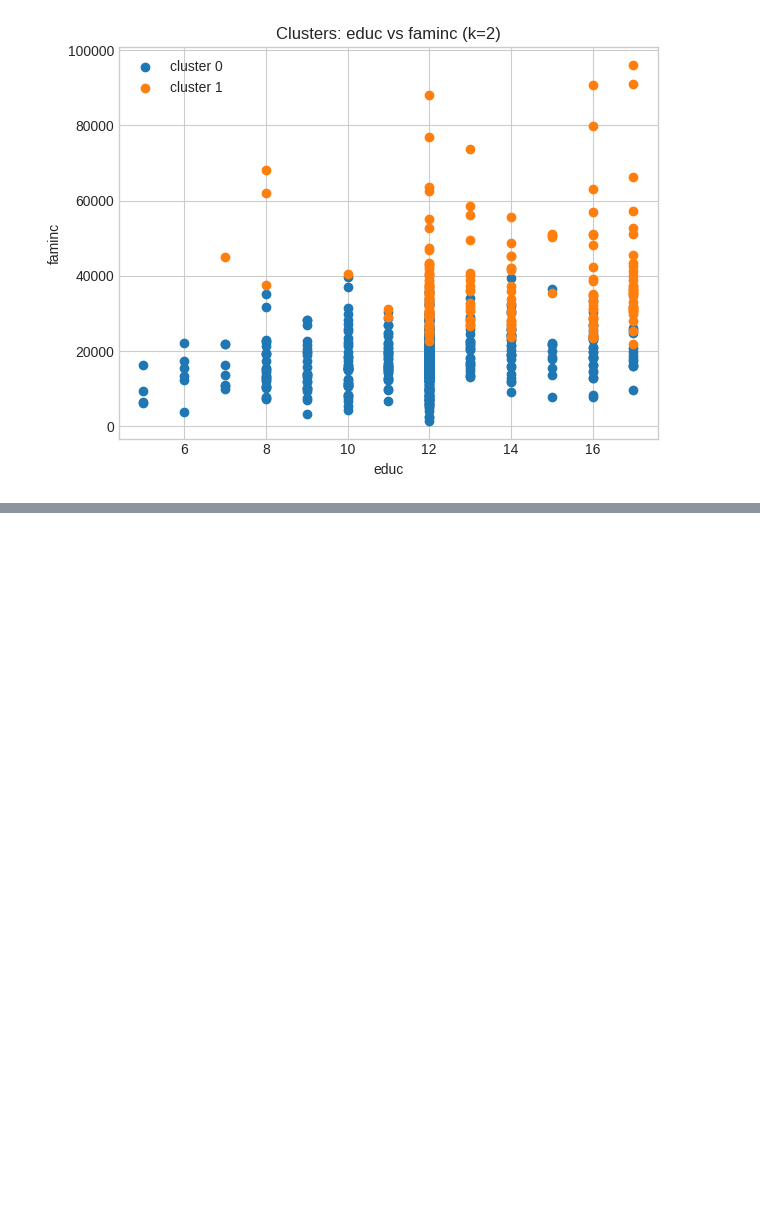
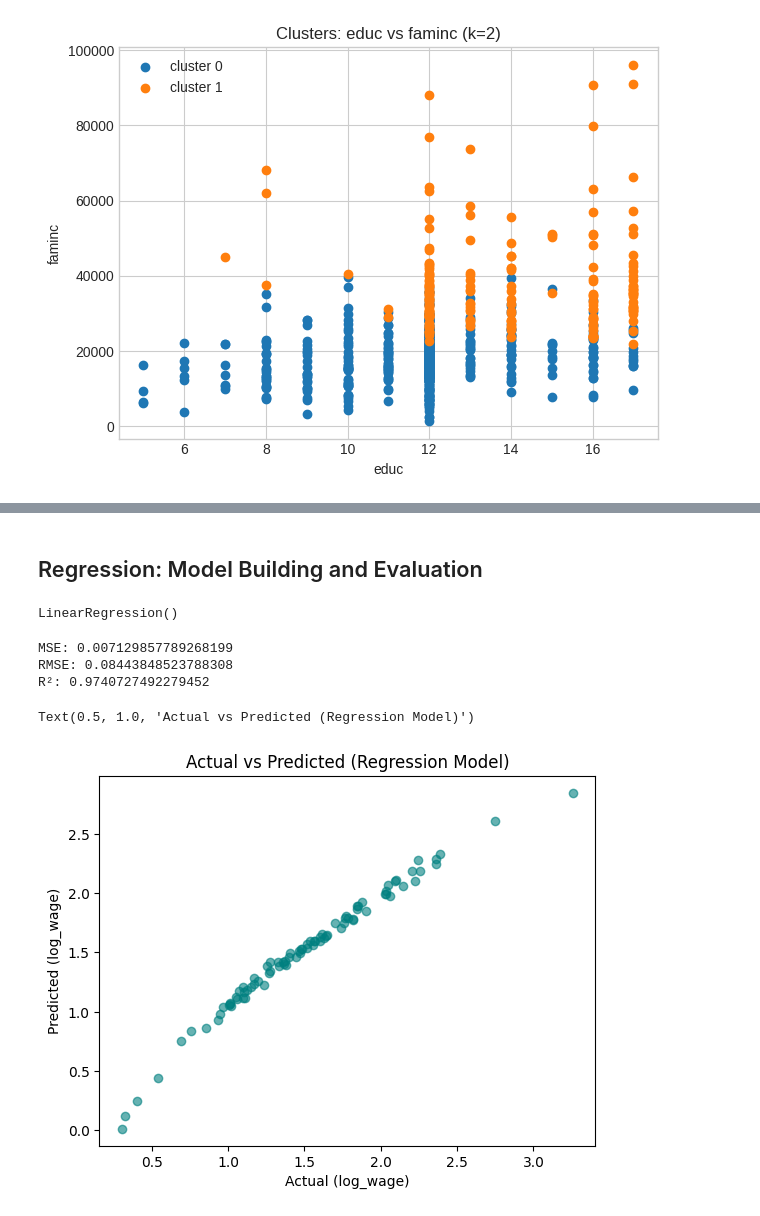
Before and after one commit to Armaan8/EDA, a Jupyter notebook: 22BDS0317.ipynb, the cells around one changed output, grey strips where cells are left out. Saved outputs shown, nothing was run; the diff lists cells and outputs as text; code cells hidden in the pictures; blank space fills up the shorter version.

```diff
--- a/22BDS0317.ipynb
+++ b/22BDS0317.ipynb
@@ -665,0 +701,2 @@ if {'educ','faminc'}.issubset(X_out.columns):
+# %% [markdown]
+## Regression: Model Building and Evaluation
@@ -665,0 +708,11 @@ if {'educ','faminc'}.issubset(X_out.columns):
+# %%
+df = df.select_dtypes(include='number').dropna()
+df['log_wage'] = np.log1p(df['wage'])
+
+X = df.drop(columns=['wage', 'log_wage'])
+y = df['log_wage']
+# %%
+scaler = StandardScaler()
+X_scaled = scaler.fit_transform(X)
+
+X_train, X_test, y_train, y_test = train_test_split(X_scaled, y, test_size=0.2, random_state=42)
@@ -665,0 +723,27 @@ if {'educ','faminc'}.issubset(X_out.columns):
+# %%
+model = LinearRegression()
+model.fit(X_train, y_train)
+# %% [output]
+LinearRegression()
+# %%
+y_pred = model.predict(X_test)
+
+mse = mean_squared_error(y_test, y_pred)
+rmse = np.sqrt(mse)
+r2 = r2_score(y_test, y_pred)
+# %%
+print("MSE:", mse)
+print("RMSE:", rmse)
+print("R²:", r2)
+# %% [output]
+MSE: 0.007129857789268199
+RMSE: 0.08443848523788308
+R²: 0.9740727492279452
+# %%
+plt.scatter(y_test, y_pred, color='teal', alpha=0.6)
+plt.xlabel("Actual (log_wage)")
+plt.ylabel("Predicted (log_wage)")
+plt.title("Actual vs Predicted (Regression Model)")
+# %% [output]
+Text(0.5, 1.0, 'Actual vs Predicted (Regression Model)')
+[figure, added]
```
Also changed, not shown: parts of 18 cells of this notebook.
